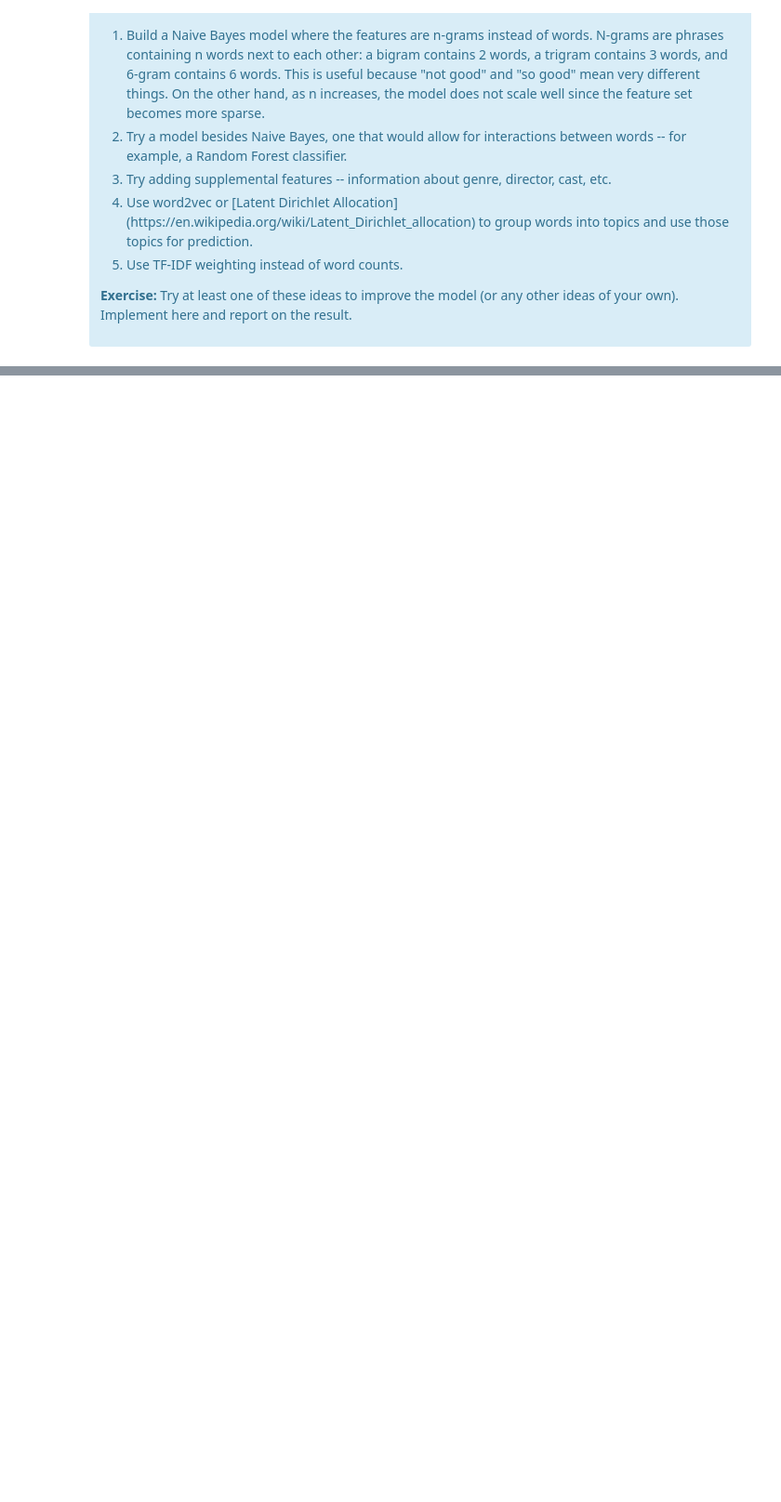
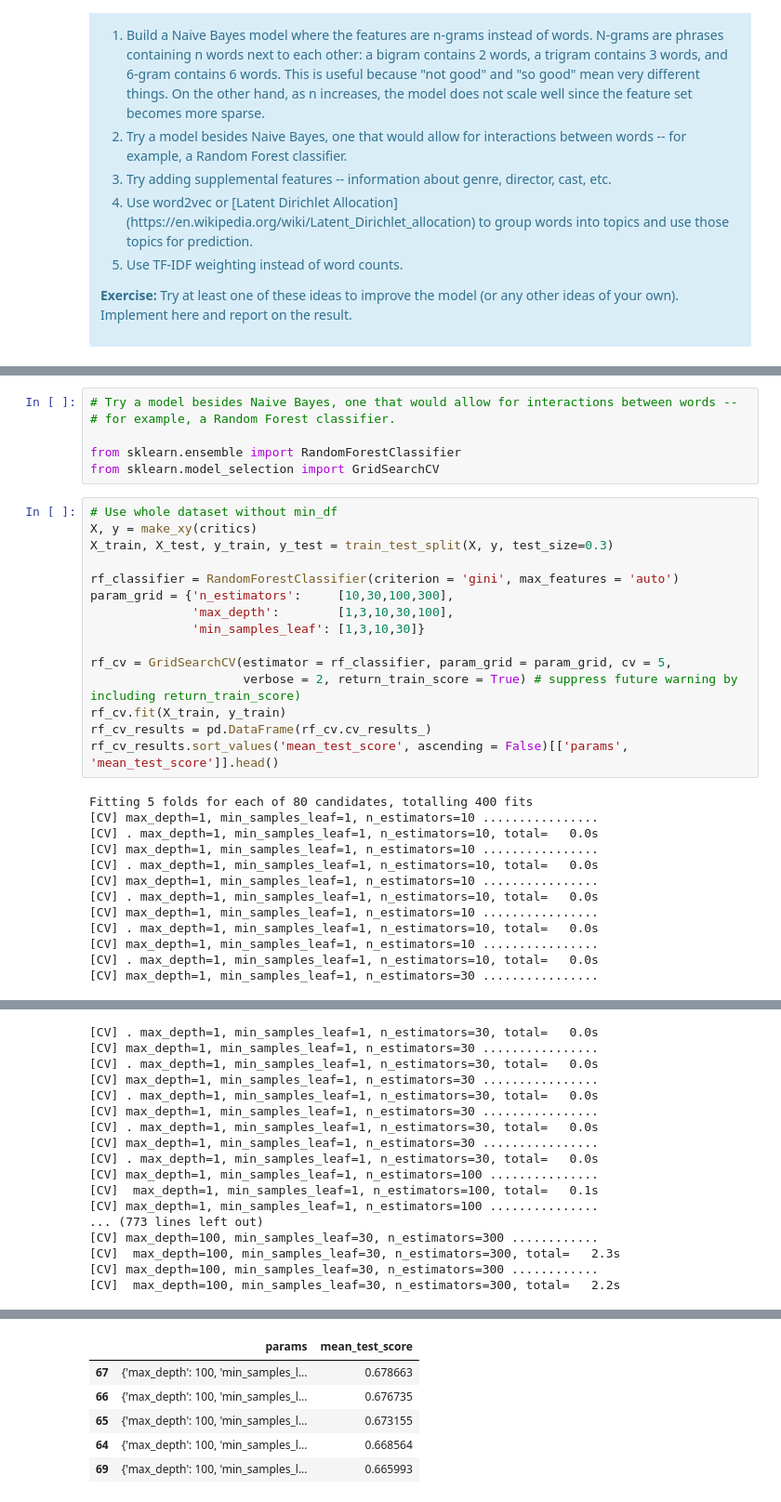
Before and after one commit to Adenordis/Springboard-Exercises, a Jupyter notebook: 10-3_MiniProj_Naive_Bayes/Mini_Project_Naive_Bayes_v1.ipynb, the cells around one changed output, grey strips where cells are left out. Shown at 93% size. Saved outputs shown, nothing was run; the diff lists cells and outputs as text; blank space fills up the shorter version.

Commit message:
Min Project Naive Bayes

```diff
--- a/10-3_MiniProj_Naive_Bayes/Mini_Project_Naive_Bayes.ipynb
+++ b/10-3_MiniProj_Naive_Bayes/Mini_Project_Naive_Bayes_v1.ipynb
@@ -637,0 +667,34 @@ There are several additional things we could try. Try some of these as exercises
+# %%
+# Try a model besides Naive Bayes, one that would allow for interactions between words --
+# for example, a Random Forest classifier.
+
+from sklearn.ensemble import RandomForestClassifier
+from sklearn.model_selection import GridSearchCV
+# %%
+# Use whole dataset without min_df
+X, y = make_xy(critics)
+X_train, X_test, y_train, y_test = train_test_split(X, y, test_size=0.3)
+
+rf_classifier = RandomForestClassifier(criterion = 'gini', max_features = 'auto')
+param_grid = {'n_estimators':     [10,30,100,300],
+              'max_depth':        [1,3,10,30,100],
+              'min_samples_leaf': [1,3,10,30]}
+
+rf_cv = GridSearchCV(estimator = rf_classifier, param_grid = param_grid, cv = 5,
+                     verbose = 2, return_train_score = True) # suppress future warning by including return_train_score)
+rf_cv.fit(X_train, y_train)
+rf_cv_results = pd.DataFrame(rf_cv.cv_results_)
+rf_cv_results.sort_values('mean_test_score', ascending = False)[['params', 'mean_test_score']].head()
+# %% [output]
+Fitting 5 folds for each of 80 candidates, totalling 400 fits
+[CV] max_depth=1, min_samples_leaf=1, n_estimators=10 ................
+[CV] . max_depth=1, min_samples_leaf=1, n_estimators=10, total=   0.0s
+[CV] max_depth=1, min_samples_leaf=1, n_estimators=10 ................
+[CV] . max_depth=1, min_samples_leaf=1, n_estimators=10, total=   0.0s
+[CV] max_depth=1, min_samples_leaf=1, n_estimators=10 ................
+[CV] . max_depth=1, min_samples_leaf=1, n_estimators=10, total=   0.0s
+[CV] max_depth=1, min_samples_leaf=1, n_estimators=10 ................
+[CV] . max_depth=1, min_samples_leaf=1, n_estimators=10, total=   0.0s
+[CV] max_depth=1, min_samples_leaf=1, n_estimators=10 ................
+[CV] . max_depth=1, min_samples_leaf=1, n_estimators=10, total=   0.0s
+[CV] max_depth=1, min_samples_leaf=1, n_estimators=30 ................
@@ -637,0 +703,17 @@ There are several additional things we could try. Try some of these as exercises
+[CV] . max_depth=1, min_samples_leaf=1, n_estimators=30, total=   0.0s
+[CV] max_depth=1, min_samples_leaf=1, n_estimators=30 ................
+[CV] . max_depth=1, min_samples_leaf=1, n_estimators=30, total=   0.0s
+[CV] max_depth=1, min_samples_leaf=1, n_estimators=30 ................
+[CV] . max_depth=1, min_samples_leaf=1, n_estimators=30, total=   0.0s
+[CV] max_depth=1, min_samples_leaf=1, n_estimators=30 ................
+[CV] . max_depth=1, min_samples_leaf=1, n_estimators=30, total=   0.0s
+[CV] max_depth=1, min_samples_leaf=1, n_estimators=30 ................
+[CV] . max_depth=1, min_samples_leaf=1, n_estimators=30, total=   0.0s
+[CV] max_depth=1, min_samples_leaf=1, n_estimators=100 ...............
+[CV]  max_depth=1, min_samples_leaf=1, n_estimators=100, total=   0.1s
+[CV] max_depth=1, min_samples_leaf=1, n_estimators=100 ...............
+... (773 lines left out)
+[CV] max_depth=100, min_samples_leaf=30, n_estimators=300 ............
+[CV]  max_depth=100, min_samples_leaf=30, n_estimators=300, total=   2.3s
+[CV] max_depth=100, min_samples_leaf=30, n_estimators=300 ............
+[CV]  max_depth=100, min_samples_leaf=30, n_estimators=300, total=   2.2s
@@ -637,0 +721,6 @@ There are several additional things we could try. Try some of these as exercises
+|  | params | mean_test_score |
+| 67 | {'max_depth': 100, 'min_samples_l... | 0.678663 |
+| 66 | {'max_depth': 100, 'min_samples_l... | 0.676735 |
+| 65 | {'max_depth': 100, 'min_samples_l... | 0.673155 |
+| 64 | {'max_depth': 100, 'min_samples_l... | 0.668564 |
+| 69 | {'max_depth': 100, 'min_samples_l... | 0.665993 |
```
Also changed, not shown: parts of 15 cells of this notebook, 2 other files.
